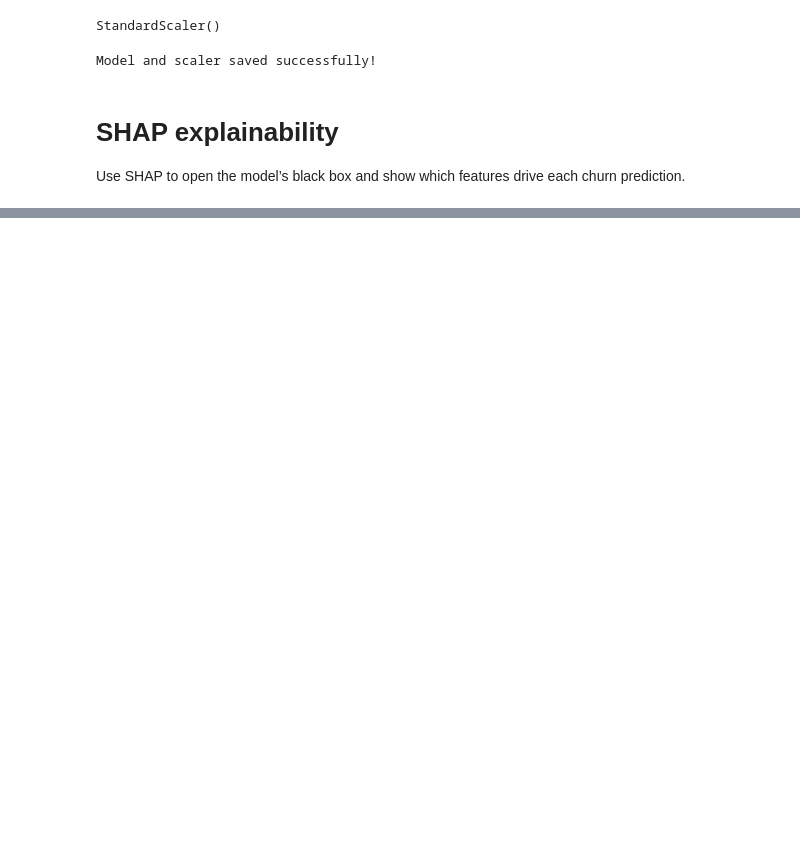
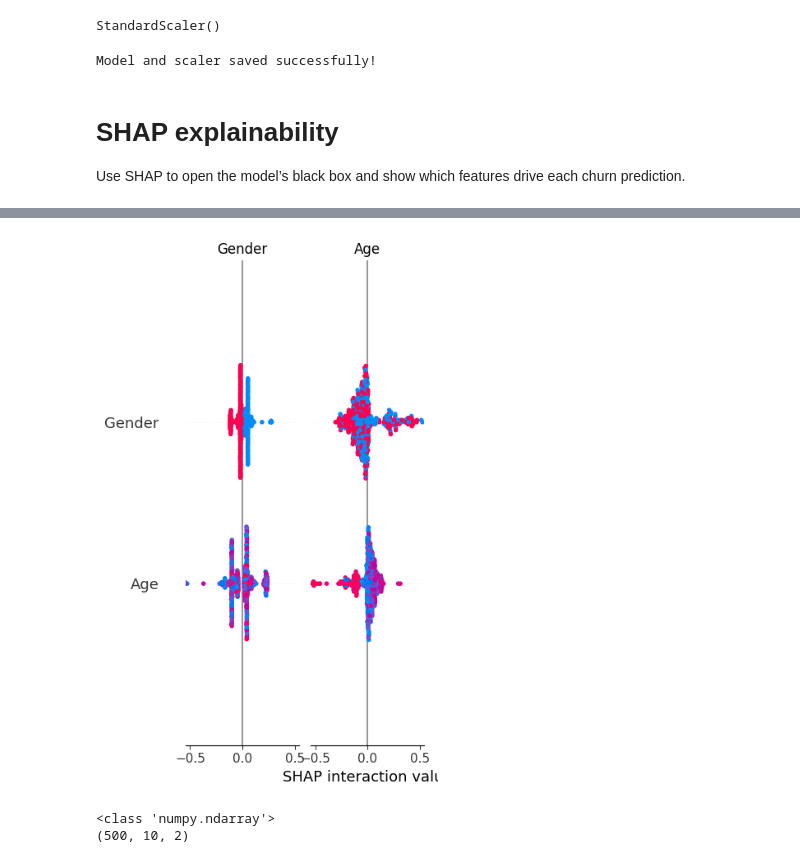
Before and after one commit to prasad1482/Customer-chur-prediction, a Jupyter notebook: 2.ipynb, the cells around one changed output, grey strips where cells are left out. Cells and saved outputs as stored; diff of their text form; code cells hidden in the pictures; blank space fills up the shorter version.

Commit message:
Updated customer churn prediction notebook and models

```diff
--- a/2.ipynb
+++ b/2.ipynb
@@ -31,7 +31,7 @@ X_train, X_test, y_train, y_test = train_test_split(
 )
 # %%
 from sklearn.linear_model import LogisticRegression
-lr=LogisticRegression()
+lr = LogisticRegression(max_iter=1000, class_weight='balanced')
 # %%
 lr.fit(X_train,y_train)
 # %% [output]
@@ -198,24 +176,14 @@ Successfully installed cloudpickle-3.1.2 shap-0.49.1 slicer-0.0.8
 # %%
+# Cell 1 — Sample and compute SHAP values (fast)
 import shap
 
-# Build a SHAP explainer for the best model found by RandomizedSearchCV
+X_sample = X_test.sample(500, random_state=42)  # ← create sample FIRST
+
 explainer = shap.TreeExplainer(rs.best_estimator_)
-shap_values = explainer.shap_values(X_test)
+shap_values = explainer.shap_values(X_sample)    # ← compute on sample only
+
+# Handle both old and new SHAP output formats
 if isinstance(shap_values, list):
     shap_values = shap_values[1]
 
-print("SHAP values shape:", shap_values.shape)
-
-# Global feature importance
-shap.summary_plot(shap_values, X_test, plot_type="bar")
-shap.summary_plot(shap_values, X_test)
-
-# Local explanation for one example
-sample_id = 0
-print("Local explanation for test sample #", sample_id)
-shap.force_plot(
-    explainer.expected_value,
-    shap_values[sample_id],
-    X_test.iloc[sample_id],
-    matplotlib=True
-)
+print("SHAP values shape:", shap_values.shape)   # should be (500, 9)
@@ -225,11 +197,12 @@ shap.summary_plot(shap_values, X_sample, plot_type="bar")
 # %%
-# Global - bar chart (which features matter most overall)
-shap.summary_plot(shap_values, X_sample, plot_type="bar")
+# Cell 3 — Dot plot: direction of impact (red = pushes toward churn)
+shap.summary_plot(shap_values, X_sample)
+# %% [output]
+[figure, added]
 # %%
-# Local - one customer explanation
-shap.force_plot(
-    explainer.expected_value,
-    shap_values[0],
-    X_sample.iloc[0],
-    matplotlib=True
-)
+# Check the actual shape first
+print(type(shap_values))
+print(shap_values.shape if hasattr(shap_values, 'shape') else len(shap_values))
+# %% [output]
+<class 'numpy.ndarray'>
+(500, 10, 2)
```
Also changed, not shown: parts of 11 cells of this notebook.
